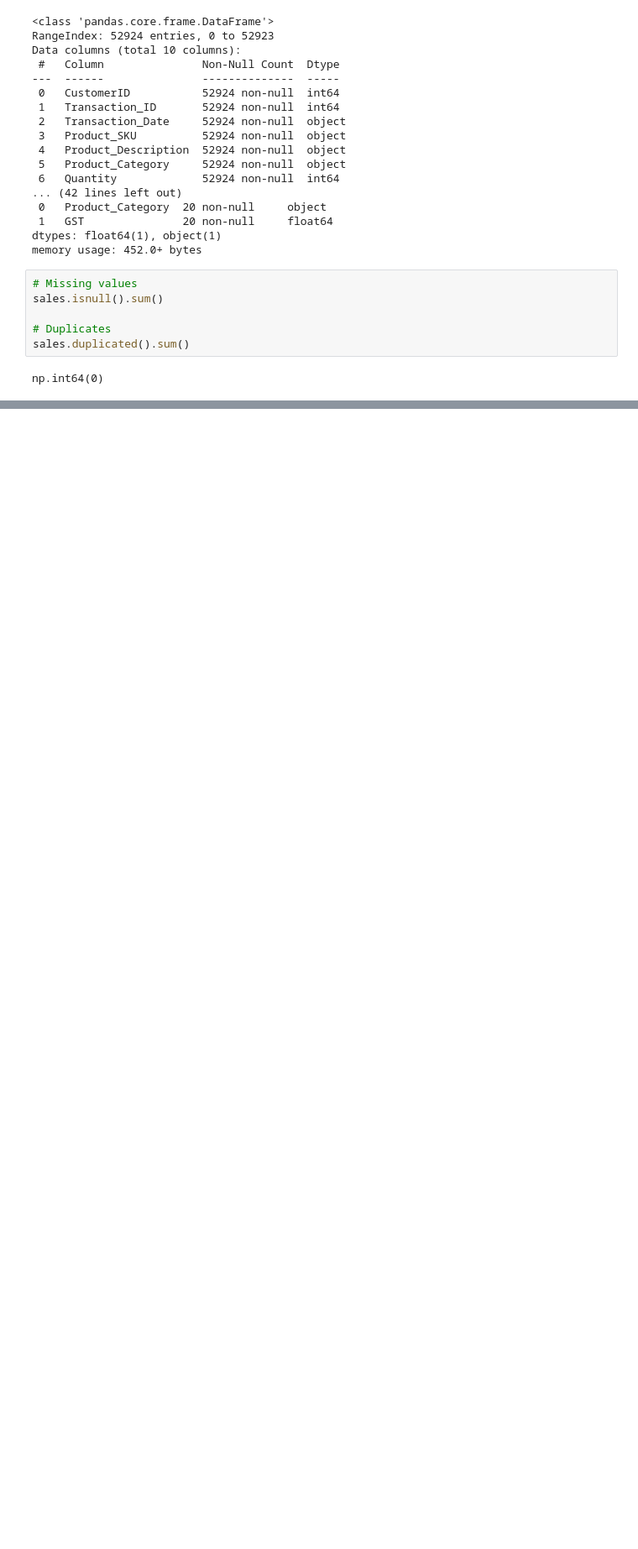
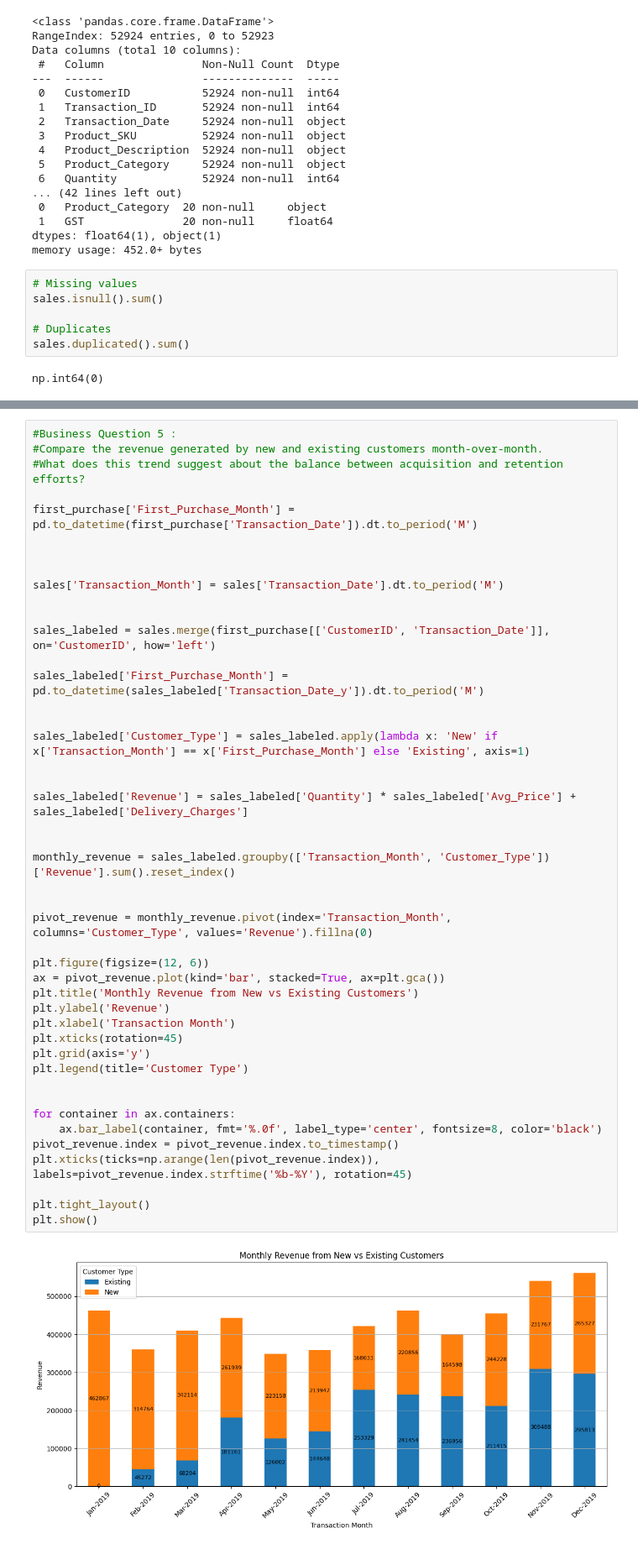
Before and after one commit to HarshaVardhan2412/ecommerce-marketing-sales-analysis, a Jupyter notebook: ecommerce_analysis.ipynb, the cells around one changed output, grey strips where cells are left out. Shown at 84% size. Cells and saved outputs as stored; diff of their text form; blank space fills up the shorter version.

```diff
--- a/ecommerce_analysis.ipynb
+++ b/ecommerce_analysis.ipynb
@@ -387,0 +388,47 @@ plt.show()
+# %%
+#Business Question 5 :
+#Compare the revenue generated by new and existing customers month-over-month.
+#What does this trend suggest about the balance between acquisition and retention efforts?
+
+first_purchase['First_Purchase_Month'] = pd.to_datetime(first_purchase['Transaction_Date']).dt.to_period('M')
+
+
+
+sales['Transaction_Month'] = sales['Transaction_Date'].dt.to_period('M')
+
+
+sales_labeled = sales.merge(first_purchase[['CustomerID', 'Transaction_Date']], on='CustomerID', how='left')
+
+sales_labeled['First_Purchase_Month'] = pd.to_datetime(sales_labeled['Transaction_Date_y']).dt.to_period('M')
+
+
+sales_labeled['Customer_Type'] = sales_labeled.apply(lambda x: 'New' if x['Transaction_Month'] == x['First_Purchase_Month'] else 'Existing', axis=1)
+
+
+sales_labeled['Revenue'] = sales_labeled['Quantity'] * sales_labeled['Avg_Price'] + sales_labeled['Delivery_Charges']
+
+
+monthly_revenue = sales_labeled.groupby(['Transaction_Month', 'Customer_Type'])['Revenue'].sum().reset_index()
+
+
+pivot_revenue = monthly_revenue.pivot(index='Transaction_Month', columns='Customer_Type', values='Revenue').fillna(0)
+
+plt.figure(figsize=(12, 6))
+ax = pivot_revenue.plot(kind='bar', stacked=True, ax=plt.gca())
+plt.title('Monthly Revenue from New vs Existing Customers')
+plt.ylabel('Revenue')
+plt.xlabel('Transaction Month')
+plt.xticks(rotation=45)
+plt.grid(axis='y')
+plt.legend(title='Customer Type')
+
+
+for container in ax.containers:
+    ax.bar_label(container, fmt='%.0f', label_type='center', fontsize=8, color='black')
+pivot_revenue.index = pivot_revenue.index.to_timestamp()
+plt.xticks(ticks=np.arange(len(pivot_revenue.index)), labels=pivot_revenue.index.strftime('%b-%Y'), rotation=45)
+
+plt.tight_layout()
+plt.show()
+# %% [output]
+[figure, added]
```
Also changed, not shown: parts of 6 cells of this notebook, 4 other files.
